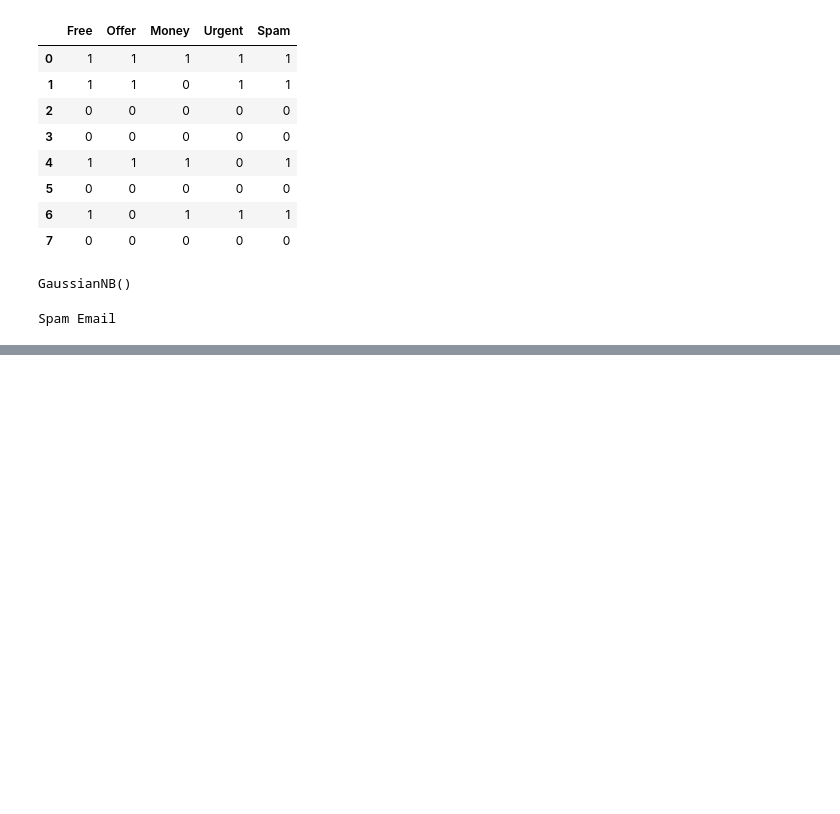
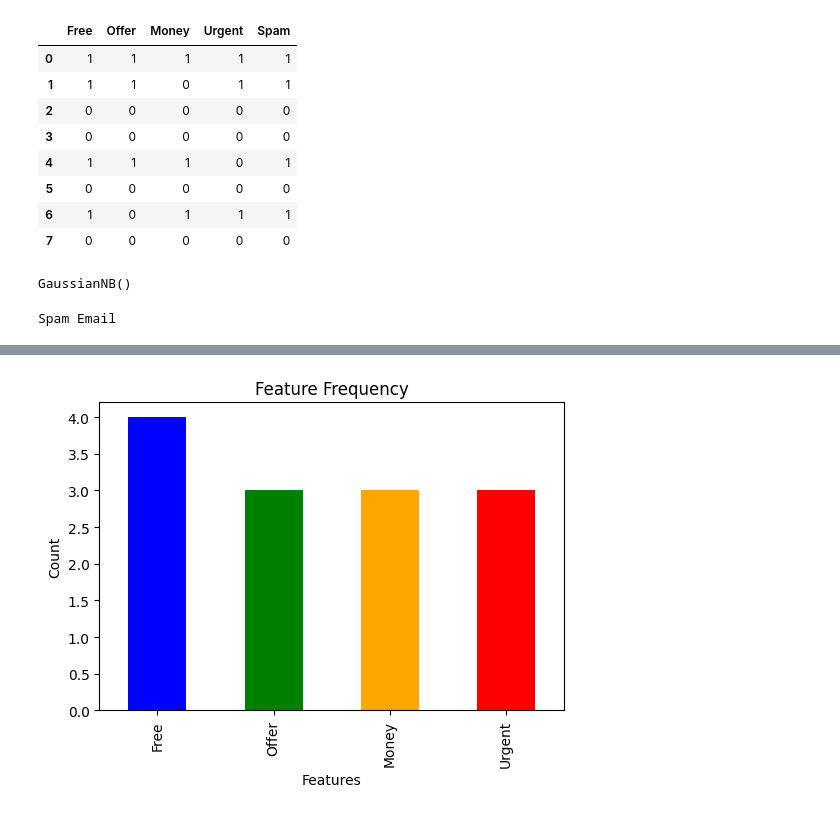
Before and after one commit to Sujeet1252/60-Days-Data-Science-Challenge, a Jupyter notebook: Day29_Polynomial_Regression/Email_Spam_Detection_System.ipynb, the cells around one changed output, grey strips where cells are left out. Drawn from its saved outputs; the diff is of its cells as text; code cells hidden in the pictures; blank space fills up the shorter version.

```diff
--- a/Day29_Polynomial_Regression/Email_Spam_Detection_System.ipynb
+++ b/Day29_Polynomial_Regression/Email_Spam_Detection_System.ipynb
@@ -68,0 +157,18 @@ ValueError: Found input variables with inconsistent numbers of samples: [2, 1]
+# %%
+feature_count = X.sum()
+
+feature_count.plot(
+    kind="bar",
+    figsize=(6,4),
+    color=["blue","green","orange","red"]
+)
+
+plt.title("Feature Frequency")
+
+plt.xlabel("Features")
+
+plt.ylabel("Count")
+
+plt.show()
+# %% [output]
+[figure, added]
```
Also changed, not shown: parts of 10 cells of this notebook, 8 other files.
